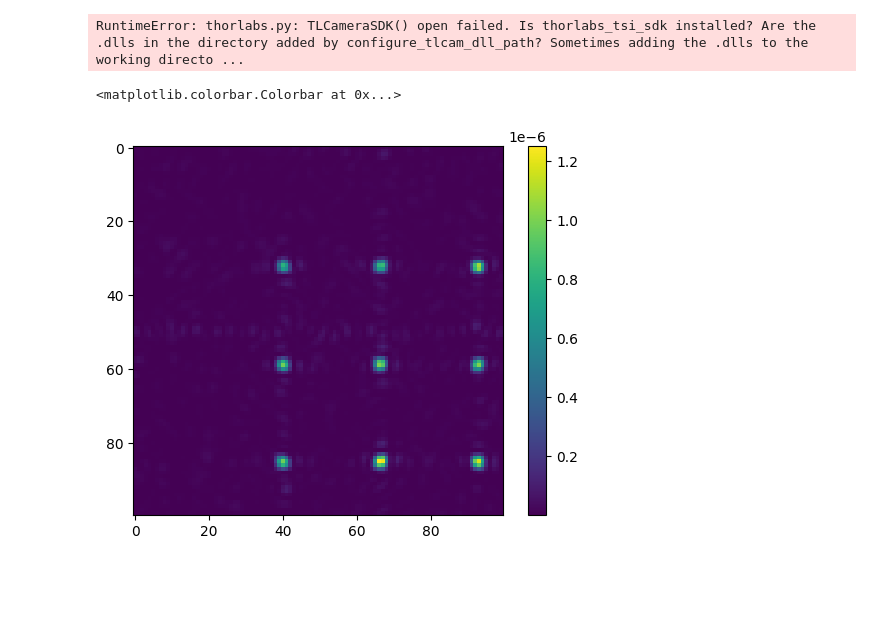
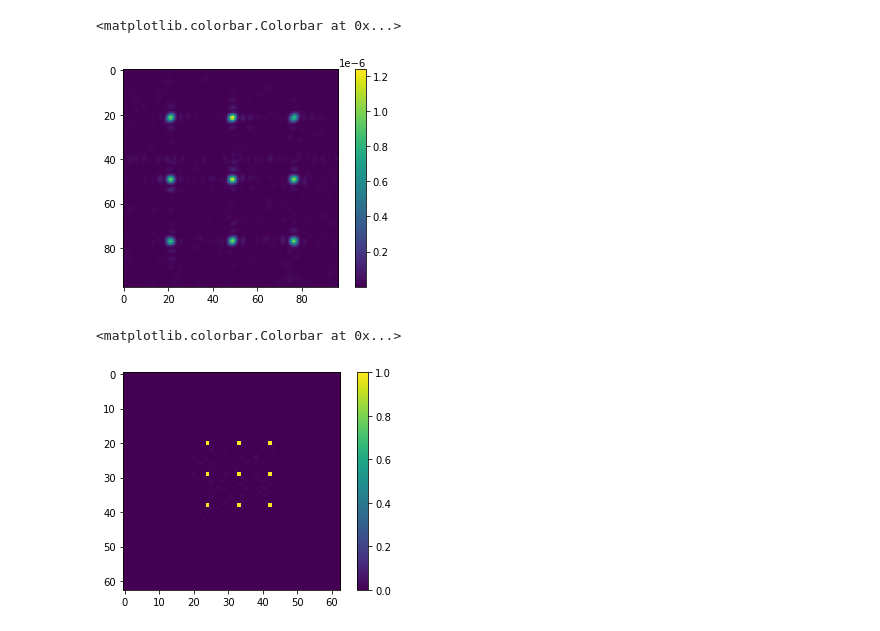
Before and after one commit to nsong03/Ultracold-Research, a Jupyter notebook: GWS-Summer2024/tweezerevaluation.ipynb, the cells around one changed output. Saved outputs shown, nothing was run; the diff lists cells and outputs as text; code cells hidden in the pictures; blank space fills up the shorter version.

```diff
--- a/GWS-Summer2024/tweezerevaluation.ipynb
+++ b/GWS-Summer2024/tweezerevaluation.ipynb
@@ -5,16 +5,20 @@ from slmfunctions.simulation import *
 from slmfunctions.imageprocessing import *
 from slmfunctions.phaseretrieval import *
 from slmfunctions.slmsuite.slmsuite.holography.analysis import *
-from slmfunctions.slmsuite.slmsuite.hardware.slms.meadowlark import Meadowlark
-# Meadowlark.info(verbose = True)
-from slmfunctions.slmsuite.slmsuite.hardware.cameras.thorlabs import ThorCam
-ThorCam.info(verbose=True)
-from slmfunctions.slmsuite.slmsuite.hardware.cameraslms import FourierSLM
+
+from scipy.optimize import curve_fit
+
+
+# TURN ON FOR EXPERIMENT
+
+# from slmfunctions.slmsuite.slmsuite.hardware.slms.meadowlark import Meadowlark
+# # Meadowlark.info(verbose = True)
+# from slmfunctions.slmsuite.slmsuite.hardware.cameras.thorlabs import ThorCam
+# ThorCam.info(verbose=True)
+# from slmfunctions.slmsuite.slmsuite.hardware.cameraslms import FourierSLM
 
 # GLOBAL VARIABLES
 numpixels = 1300
 slmwidth = 1200
 slmheight = 1920
-# %% [output]
-RuntimeError: thorlabs.py: TLCameraSDK() open failed. Is thorlabs_tsi_sdk installed? Are the .dlls in the directory added by configure_tlcam_dll_path? Sometimes adding the .dlls to the working directo ...
 # %%
@@ -25,18 +31,28 @@ fs.load_wavefront_calibration(plot=True)
 # %%
 imgname = f"3by3_9spacing_mag3" # LOOKUP NAME
-load_dir = r'C:\cleen\nsong\2-Research\UAC Research\Github\Ultracold-Research\GWS-Summer2024\storage'  ## filepath for storing phase patterns
+load_dir = r'Z:\nsong\NeutralAtoms\Ultracold-Research\GWS-Summer2024\storage'  ## filepath for storing phase patterns
 phaseimg_path = os.path.join(load_dir, f"{imgname}_phase.bmp")
-intimg_path = os.path.join(load_dir, f"{imgname}_virtualint.jpg")
+virtualintimg_path = os.path.join(load_dir, f"{imgname}_virtualint.jpg")
+intimg_path = os.path.join(load_dir, f"{imgname}_int.jpg")
 
 phaseimg = cp.zeros((numpixels, numpixels))
 slmphase = cp.array(Image.open(phaseimg_path).convert('L')) / 255*2*cp.pi - cp.pi
 phaseimg = slmphase[0:slmwidth, slmheight // 2 - slmwidth // 2: slmheight // 2 + slmwidth // 2]
-intensityimg = (cp.array(Image.open(intimg_path).convert('L')) / 255)
+virtualintensityimg = (cp.array(Image.open(virtualintimg_path).convert('L')) / 255)
+intensityimg = (cp.array(Image.open(intimg_path).convert('L')).astype(np.uint8) / 255)
 # %%
-precisetweezerim = remove0thorder(simulatefourier(zeropad(phaseimg, 2600), magnification=1))
+precisetweezerim = remove0thorder(simulatefourier(zeropad(phaseimg,4096-1300), magnification=1))
+simulatedcamimage = zoomin(precisetweezerim, 100).get()
+# targettweezers = removenoise(zoomin(intensityimg, 1),10)
 # %%
-plt.imshow(precisetweezerim[1850:1950, 3000:3100])
+plt.imshow(zoomin(precisetweezerim, 100).get())
 plt.colorbar()
 # %% [output]
 <matplotlib.colorbar.Colorbar at 0x...>
-[figure, old version]
+[figure, new version]
+# %%
+plt.imshow(zoomin(remove0thorder(intensityimg)).get())
+plt.colorbar()
+# %% [output]
+<matplotlib.colorbar.Colorbar at 0x...>
+[figure, added]
```
Also changed, not shown: parts of 6 cells of this notebook, 8 other files.
